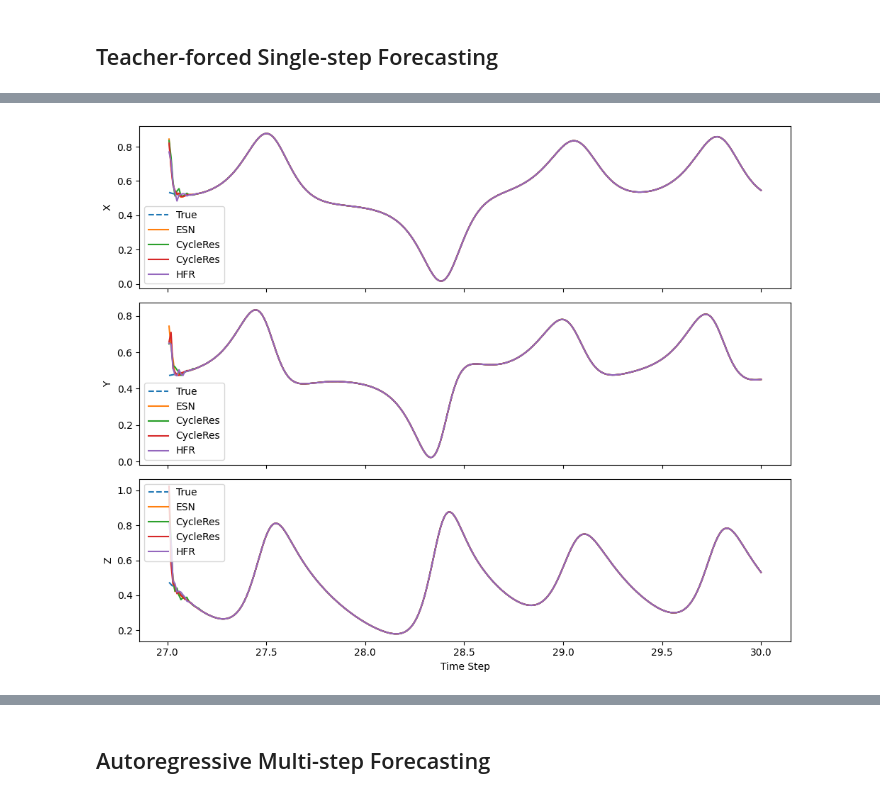
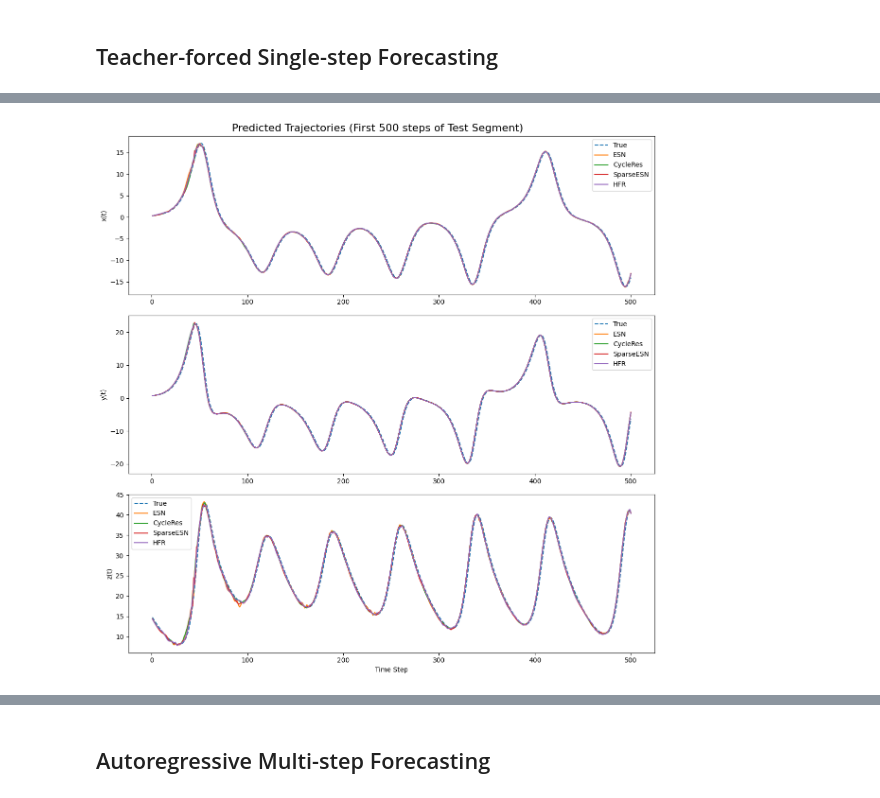
Before and after one commit to suti333/Hierarchical-Fractal-Reservoirs, a Jupyter notebook: HFR.ipynb, the cells around one changed output, grey strips where cells are left out. Saved outputs shown, nothing was run; the diff lists cells and outputs as text; code cells hidden in the pictures.

```diff
--- a/HFR.ipynb
+++ b/HFR.ipynb
@@ -293,7 +291,7 @@ class HFR3D(BaselineESN3D):
 
         return current_W
 # %%
-tmax = 30.0
+tmax = 50.01
 dt = 0.01
 t_vals, lorenz_trajectory = generate_lorenz_data(
     initial_state=[1.0, 1.0, 1.0],
@@ -369,13 +397,13 @@ sparse_esn = SparseESN3D(
     spectral_radius=0.95,
     connectivity=0.05,
     input_scale=1.0,
-    leaking_rate=1.0,
+    leaking_rate=0.8,
     ridge_alpha=1e-6,
-    seed=44
+    seed=42
 )
 discard_sparse_esn = 100
 sparse_esn.fit_readout(train_input, train_target, discard=discard_sparse_esn)
-sparse_esn_preds = sparse_esn.predict(test_input)
+sparse_esn_rmse, sparse_esn_preds = evaluate_teacher_forced(sparse_esn, test_input, test_target, all_horizons)
 # %%
 # HFR
 hfr = HFR3D(
@@ -385,10 +413,10 @@ hfr = HFR3D(
     intra_scale=0.95,
     inter_scale=0.05,
     input_scale=1.0,
-    leaking_rate=1.0,
+    leaking_rate=0.8,
     ridge_alpha=1e-3,
     seed=42
 )
 discard_hfr = 100
 hfr.fit_readout(train_input, train_target, discard=discard_hfr)
-hfr_preds = hfr.predict(test_input)
+hfr_rmse, hfr_preds = evaluate_teacher_forced(hfr, test_input, test_target, all_horizons)
@@ -426,0 +444,15 @@ Overall HFR MSE          : 0.0003699421784
+# %%
+# Plot RMSE vs Horizon
+plot_len=500
+steps = list(range(10, plot_len+1, 10))
+
+plt.figure(figsize=(10, 6))
+plt.plot(steps, [esn_rmse[s] for s in steps], label='ESN')
+plt.plot(steps, [cycle_res_rmse[s] for s in steps], label='CycleRes')
+plt.plot(steps, [sparse_esn_rmse[s] for s in steps], label='SparseESN')
+plt.plot(steps, [hfr_rmse[s] for s in steps], label='HFR')
+plt.xlabel('Prediction Horizon')
+plt.ylabel('RMSE')
+plt.title('RMSE vs Prediction Horizon')
+plt.legend()
+plt.show()
@@ -427,26 +461,26 @@ Overall HFR MSE          : 0.0003699421784
 # %%
-plot_len = len(test_input)
-time_test = t_vals[train_end+1:train_end+1+plot_len]  # offset by 1 because targets are shifted
+steps = list(range(1, plot_len+1))
 
 # Create subplots for x, y, z dimensions
-fig, axes = plt.subplots(3, 1, figsize=(10, 8), sharex=True)
+fig, axes = plt.subplots(3, 1, figsize=(12, 12))
 
-dims = ['X', 'Y', 'Z']
+dims = ['x(t)', 'y(t)', 'z(t)']
 for i in range(3):
-    axes[i].plot(time_test, test_target[:plot_len, i], label='True', linestyle='dashed')
-    axes[i].plot(time_test, esn_preds[:plot_len, i], label='ESN')
-    axes[i].plot(time_test, cycle_res_preds[:plot_len, i], label='CycleRes')
-    axes[i].plot(time_test, sparse_esn_preds[:plot_len, i], label='CycleRes')
-    axes[i].plot(time_test, hfr_preds[:plot_len, i], label='HFR')
+    axes[i].plot(steps, test_target[:plot_len, i], label='True', linestyle='dashed')
+    axes[i].plot(steps, esn_preds[:plot_len, i], label='ESN')
+    axes[i].plot(steps, cycle_res_preds[:plot_len, i], label='CycleRes')
+    axes[i].plot(steps, sparse_esn_preds[:plot_len, i], label='SparseESN')
+    axes[i].plot(steps, hfr_preds[:plot_len, i], label='HFR')
     axes[i].set_ylabel(dims[i])
     axes[i].legend()
 
 # Set common X-axis label
 axes[-1].set_xlabel('Time Step')
+fig.suptitle('Predicted Trajectories (First 500 steps of Test Segment)', fontsize=16)
 
 # Adjust layout
 plt.tight_layout()
 plt.show()
 # %% [output]
-[figure, old version]
+[figure, new version]
 # %%
```
Also changed, not shown: parts of 30 cells of this notebook.
